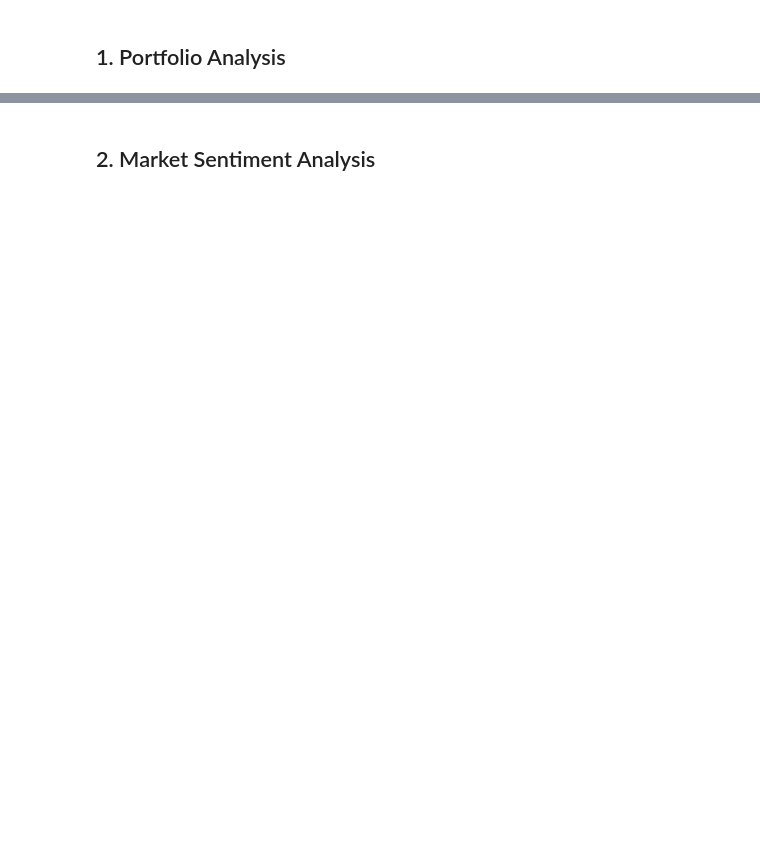
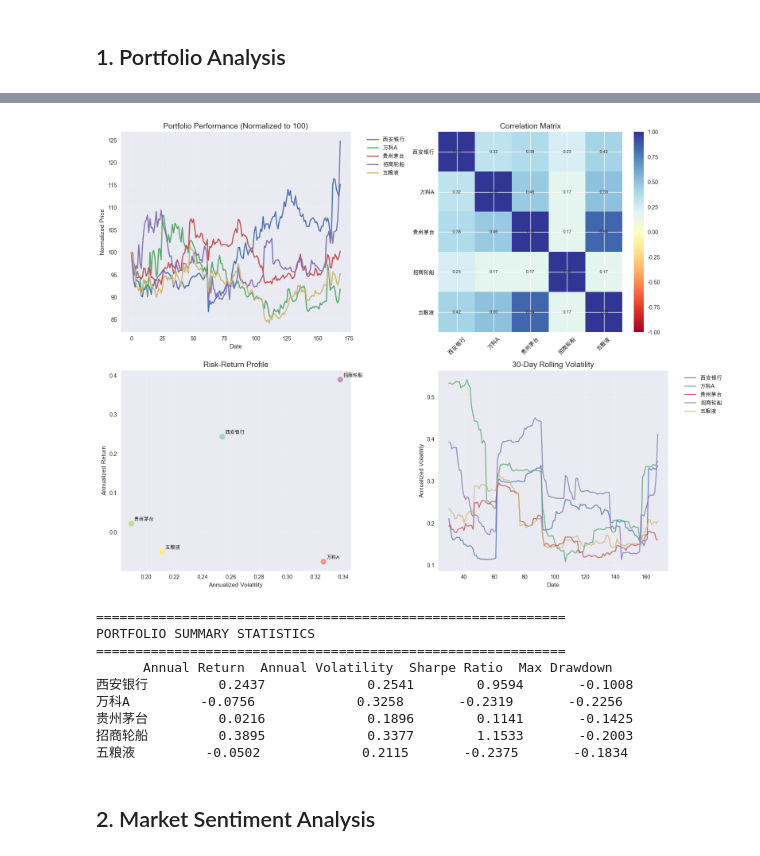
Before and after one commit to sjzsdu/china_stock_data, a Jupyter notebook: examples/advanced_usage.ipynb, the cells around one changed output, grey strips where cells are left out. Saved outputs shown, nothing was run; the diff lists cells and outputs as text; code cells hidden in the pictures; blank space fills up the shorter version.

```diff
--- a/examples/advanced_usage.ipynb
+++ b/examples/advanced_usage.ipynb
@@ -23,8 +25,8 @@ print("Advanced analysis environment ready! 🚀")
 ## 1. Portfolio Analysis
 # %%
 # Portfolio analysis with multiple stocks
-portfolio_symbols = ['000001', '000002', '600519', '600036', '000858']
-portfolio_names = ['平安银行', '万科A', '贵州茅台', '招商银行', '五粮液']
+portfolio_symbols = ['600928', '000002', '600519', '601872', '000858']
+portfolio_names = ['西安银行', '万科A', '贵州茅台', '招商轮船', '五粮液']
 portfolio_data = {}
 
 print("Building portfolio data...")
@@ -45,4 +47,4 @@ if portfolio_data:
     print(f"\nPortfolio DataFrame shape: {portfolio_df.shape}")
     print(f"Date range: {portfolio_df.index.min()} to {portfolio_df.index.max()}")
 else:
-    print("No portfolio data available")
+    print("❌ No portfolio data available")
@@ -49,17 +71,13 @@ else:
 # %%
-# Calculate portfolio returns and correlations
-if 'portfolio_df' in locals() and not portfolio_df.empty:
-    # Calculate daily returns
+# Portfolio correlation and risk analysis
+if portfolio_data:
     returns = portfolio_df.pct_change().dropna()
 
-    # Calculate cumulative returns
-    cumulative_returns = (1 + returns).cumprod()
+    # Create comprehensive analysis charts
+    plt.figure(figsize=(16, 12))
 
-    # Plot normalized price performance
-    plt.figure(figsize=(14, 10))
-
-    # Normalize prices to start at 100
-    normalized_prices = portfolio_df.div(portfolio_df.iloc[0]) * 100
+    # Normalize prices to 100 for comparison
+    normalized_prices = portfolio_df / portfolio_df.iloc[0] * 100
 
     plt.subplot(2, 2, 1)
     for col in normalized_prices.columns:
@@ -102,40 +120,55 @@ if 'portfolio_df' in locals() and not portfolio_df.empty:
     plt.ylabel('Annualized Return')
     plt.grid(True, alpha=0.3)
 
-    # Volume analysis
+    # Rolling volatility
     plt.subplot(2, 2, 4)
     rolling_volatility = returns.rolling(window=30).std() * np.sqrt(252)
 
     for col in rolling_volatility.columns:
         plt.plot(rolling_volatility.index, rolling_volatility[col], label=col, alpha=0.8)
 
     plt.title('30-Day Rolling Volatility', fontsize=14, fontweight='bold')
     plt.xlabel('Date')
     plt.ylabel('Annualized Volatility')
     plt.legend(bbox_to_anchor=(1.05, 1), loc='upper left')
     plt.grid(True, alpha=0.3)
 
     plt.tight_layout()
     plt.show()
 
     # Summary statistics
     print("\n" + "="*60)
     print("PORTFOLIO SUMMARY STATISTICS")
     print("="*60)
 
+    # Calculate max drawdown for each stock
+    cumulative_returns = returns.cumsum()
+    running_max = cumulative_returns.expanding().max()
+    drawdown = cumulative_returns - running_max
+    max_drawdown = drawdown.min()  # Most negative drawdown for each stock
+
     summary_stats = pd.DataFrame({
         'Annual Return': annual_returns,
         'Annual Volatility': annual_volatility,
         'Sharpe Ratio': annual_returns / annual_volatility,
-        'Max Drawdown': returns.cumsum().expanding().max() - returns.cumsum()
+        'Max Drawdown': max_drawdown
     })
-
-    summary_stats['Max Drawdown'] = summary_stats['Max Drawdown'].min()
 
     print(summary_stats.round(4))
 
 else:
     print("No portfolio data available for analysis")
+# %% [output]
+[figure, added]
+============================================================
+PORTFOLIO SUMMARY STATISTICS
+============================================================
+      Annual Return  Annual Volatility  Sharpe Ratio  Max Drawdown
+西安银行         0.2437             0.2541        0.9594       -0.1008
+万科A         -0.0756             0.3258       -0.2319       -0.2256
+贵州茅台         0.0216             0.1896        0.1141       -0.1425
+招商轮船         0.3895             0.3377        1.1533       -0.2003
+五粮液         -0.0502             0.2115       -0.2375       -0.1834
 # %% [markdown]
 ## 2. Market Sentiment Analysis
 # %%
```
Also changed, not shown: parts of 6 cells of this notebook, 7 other files.
